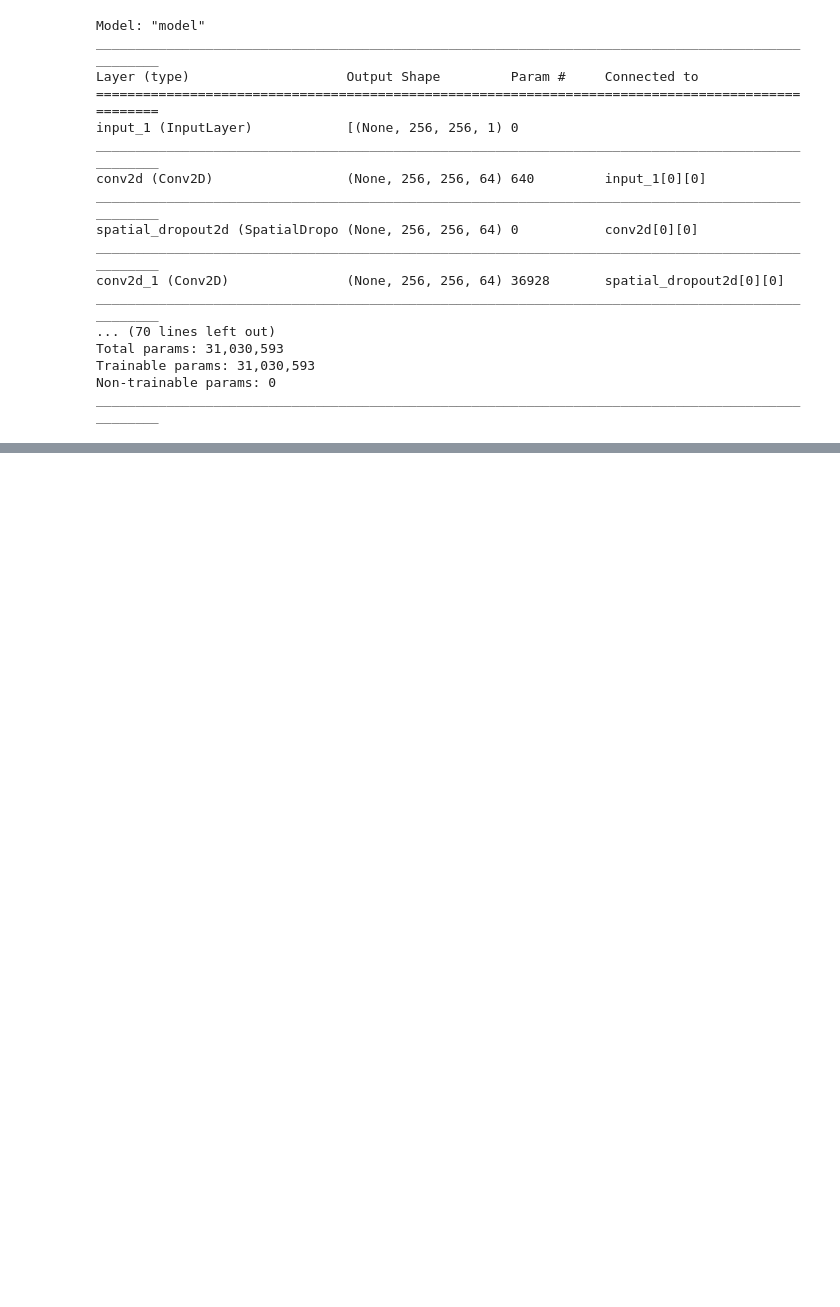
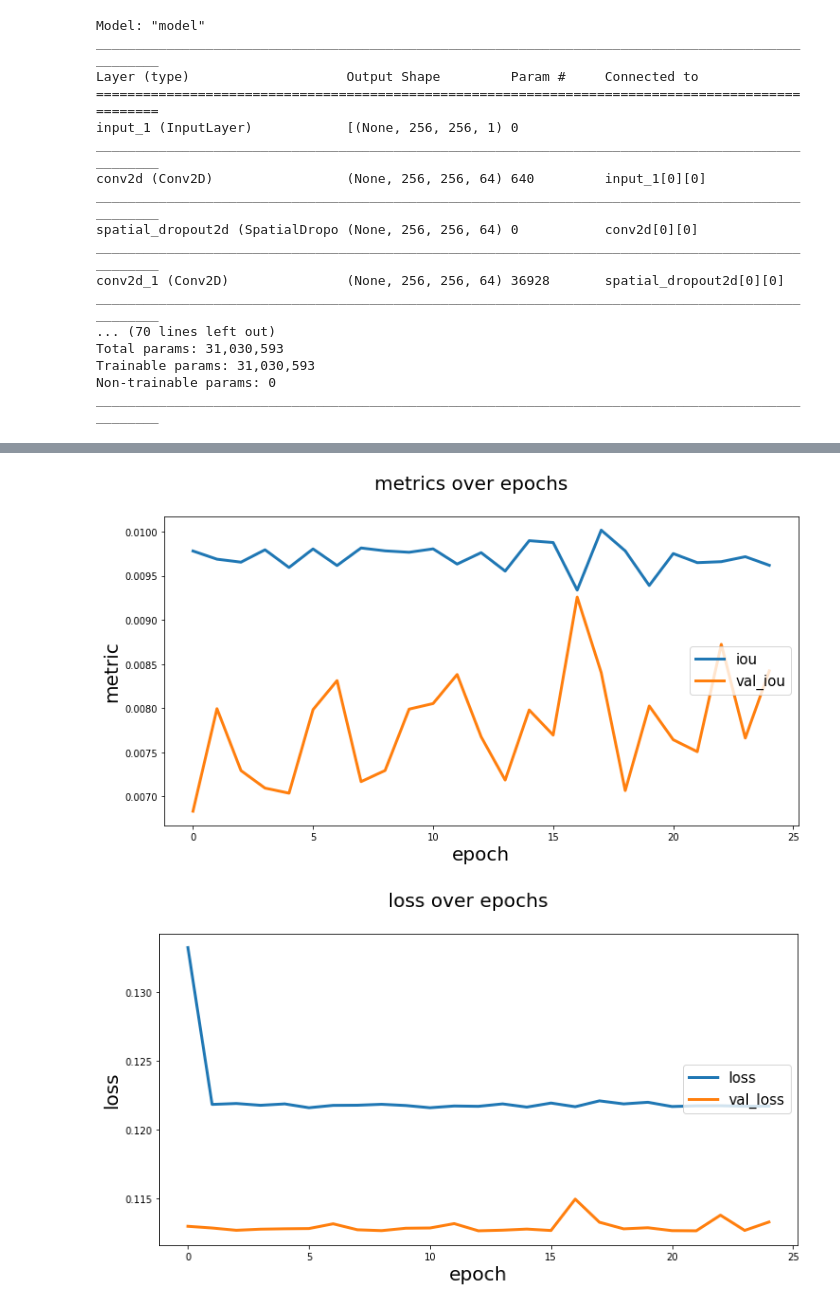
Before and after one commit to nimpy/fibro-arrhythm-segm, a Jupyter notebook: notebooks/UNet_Fibro_Arrhythm.ipynb, the cells around one changed output, grey strips where cells are left out. Saved outputs shown, nothing was run; the diff lists cells and outputs as text; code cells hidden in the pictures; blank space fills up the shorter version.

Commit message:
Finish training and visualise the results (which are rubish)

```diff
--- a/notebooks/UNet_Fibro_Arrhythm.ipynb
+++ b/notebooks/UNet_Fibro_Arrhythm.ipynb
@@ -160,0 +182,5 @@ Epoch 4/25
+# %%
+plot_segm_history(history)
+# %% [output]
+[figure, added]
+[figure, added]
```
Also changed, not shown: parts of 9 cells of this notebook.
